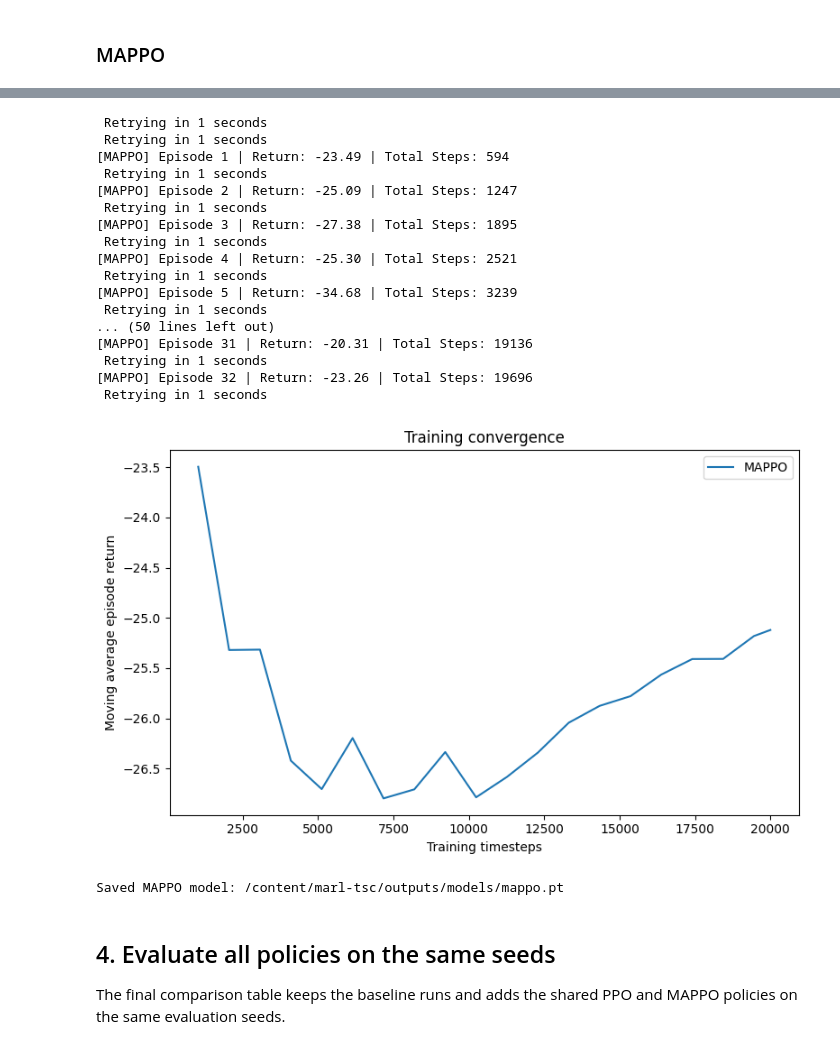
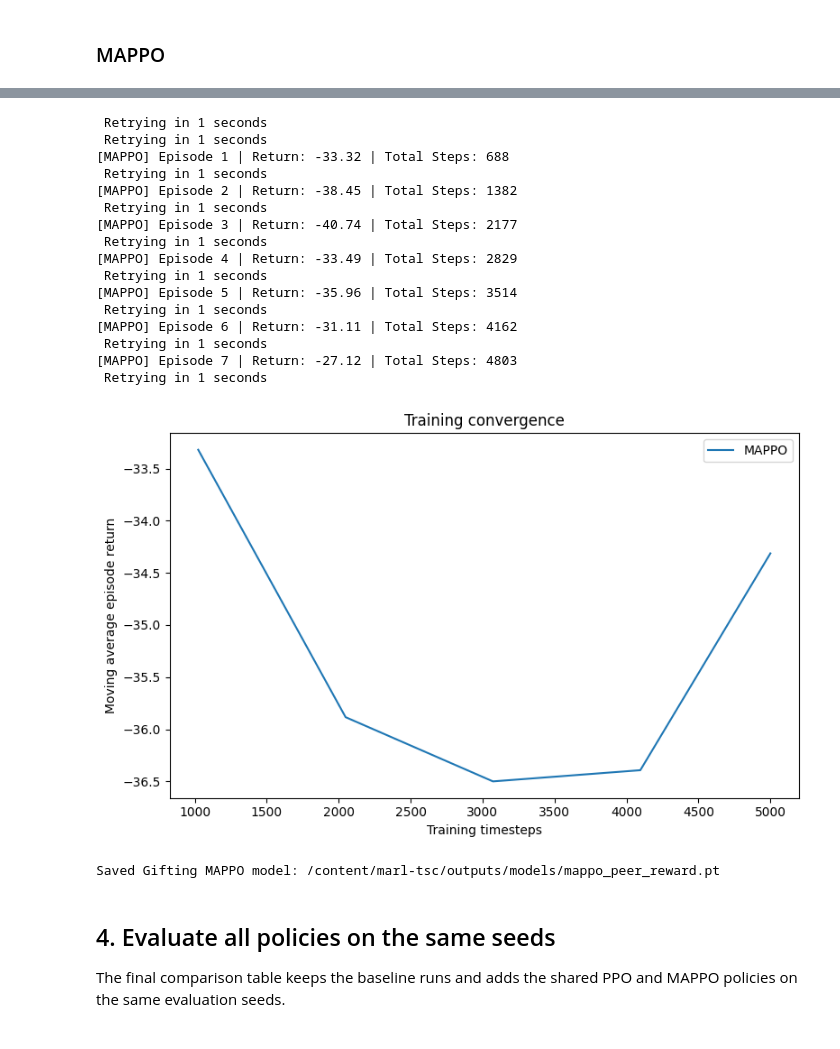
Before and after one commit to abergh18/marl-tsc, a Jupyter notebook: notebooks/main_flow.ipynb, the cells around one changed output, grey strips where cells are left out. Drawn from its saved outputs; the diff is of its cells as text; code cells hidden in the pictures.

```diff
--- a/notebooks/main_flow.ipynb
+++ b/notebooks/main_flow.ipynb
@@ -156,9 +156,6 @@ import os
 import sys
 import site
 
-# ==========================================
-# FIX: Robustly locate SUMO_HOME
-# ==========================================
 # Get the site-packages directory where eclipse-sumo is installed
 site_packages = site.getsitepackages()[0]
 sumo_path = Path(site_packages) / "sumo"
@@ -175,7 +172,7 @@ print(f"SUMO_HOME set to: {os.environ['SUMO_HOME']}")
 # ==========================================
 # MASTER VARIABLE: Controls the entire run
 # ==========================================
-EPISODE_STEPS = 10000
+EPISODE_STEPS = 1000
 
 # ==========================================
 # Derived Parameters
@@ -196,8 +193,10 @@ MIN_GREEN_SECONDS = 10
 # Ensure the output directory exists
 OUTPUT_DIR.mkdir(parents=True, exist_ok=True);
 
-network_file_name = "lancaster_373m_35.net.xml"
-osm_file_name = "lancaster_373m_35.osm.xml"
+# network_file_name = "lancaster_373m_35.net.xml"
+# osm_file_name = "lancaster_373m_35.osm.xml"
+network_file_name = "lancasterv2.net.xml"
+
 
 net_path_in_output = OUTPUT_DIR / network_file_name
 
@@ -359,37 +376,36 @@ print("Saved MAPPO model:", mappo_model_path)
 # %%
 reset_traci_connection()
 gifting_mappo_model, gifting_mappo_history, gifting_mappo_model_path = train_mappo(
     config_file=paths.config_file,
     traffic_light_ids=tls_in_net,
     output_dir=OUTPUT_DIR,
     total_timesteps=TOTAL_TIMESTEPS,
     rollout_steps=1024,
     max_steps=SIMULATION_DURATION,
     seed=42,
-    env_kwargs={"green_phase_count": 8, "min_green_seconds": MIN_GREEN_SECONDS},
+    env_kwargs={"green_phase_count": 8, "min_green_seconds": MIN_GREEN_SECONDS, "reward_fn": "diff-waiting-time", },
     use_peer_reward=True,
 )
 
 fig, ax = plot_training_histories(gifting_mappo_history)
 plt.show()
 print("Saved Gifting MAPPO model:", gifting_mappo_model_path)
 # %% [output]
  Retrying in 1 seconds
  Retrying in 1 seconds
-[MAPPO] Episode 1 | Return: -23.49 | Total Steps: 594
+[MAPPO] Episode 1 | Return: -33.32 | Total Steps: 688
  Retrying in 1 seconds
-[MAPPO] Episode 2 | Return: -25.09 | Total Steps: 1247
+[MAPPO] Episode 2 | Return: -38.45 | Total Steps: 1382
  Retrying in 1 seconds
-[MAPPO] Episode 3 | Return: -27.38 | Total Steps: 1895
+[MAPPO] Episode 3 | Return: -40.74 | Total Steps: 2177
  Retrying in 1 seconds
-[MAPPO] Episode 4 | Return: -25.30 | Total Steps: 2521
+[MAPPO] Episode 4 | Return: -33.49 | Total Steps: 2829
  Retrying in 1 seconds
-[MAPPO] Episode 5 | Return: -34.68 | Total Steps: 3239
+[MAPPO] Episode 5 | Return: -35.96 | Total Steps: 3514
  Retrying in 1 seconds
-... (50 lines left out)
-[MAPPO] Episode 31 | Return: -20.31 | Total Steps: 19136
+[MAPPO] Episode 6 | Return: -31.11 | Total Steps: 4162
  Retrying in 1 seconds
-[MAPPO] Episode 32 | Return: -23.26 | Total Steps: 19696
+[MAPPO] Episode 7 | Return: -27.12 | Total Steps: 4803
  Retrying in 1 seconds
-[figure, old version]
+[figure, new version]
-Saved MAPPO model: /content/marl-tsc/outputs/models/mappo.pt
+Saved Gifting MAPPO model: /content/marl-tsc/outputs/models/mappo_peer_reward.pt
```
Also changed, not shown: parts of 15 cells of this notebook.
